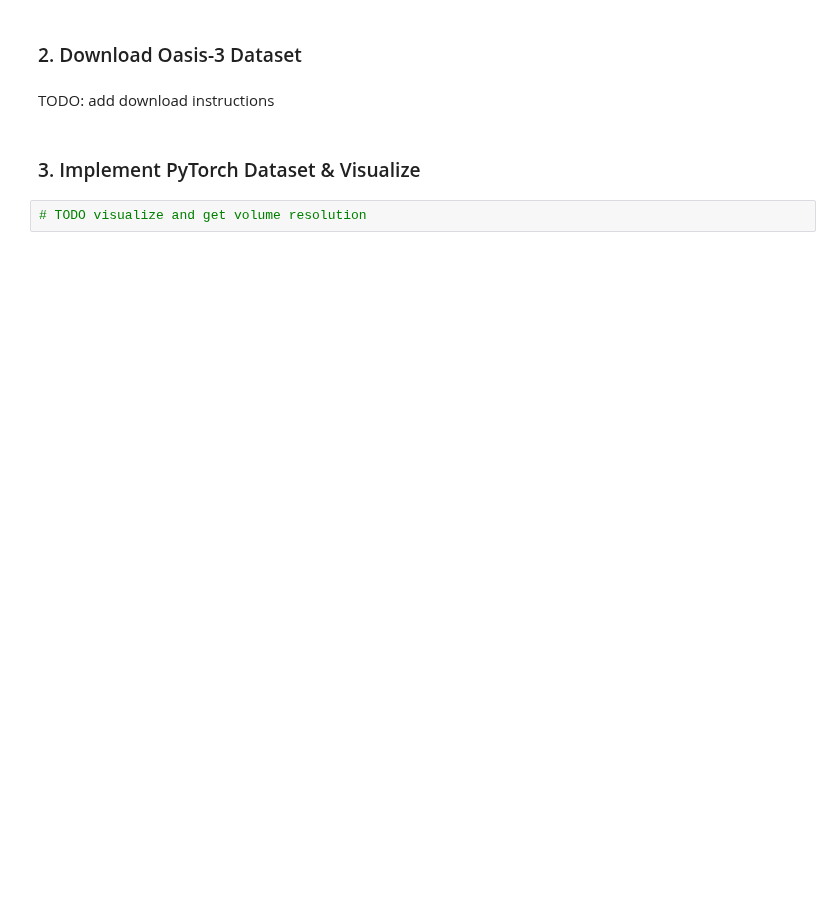
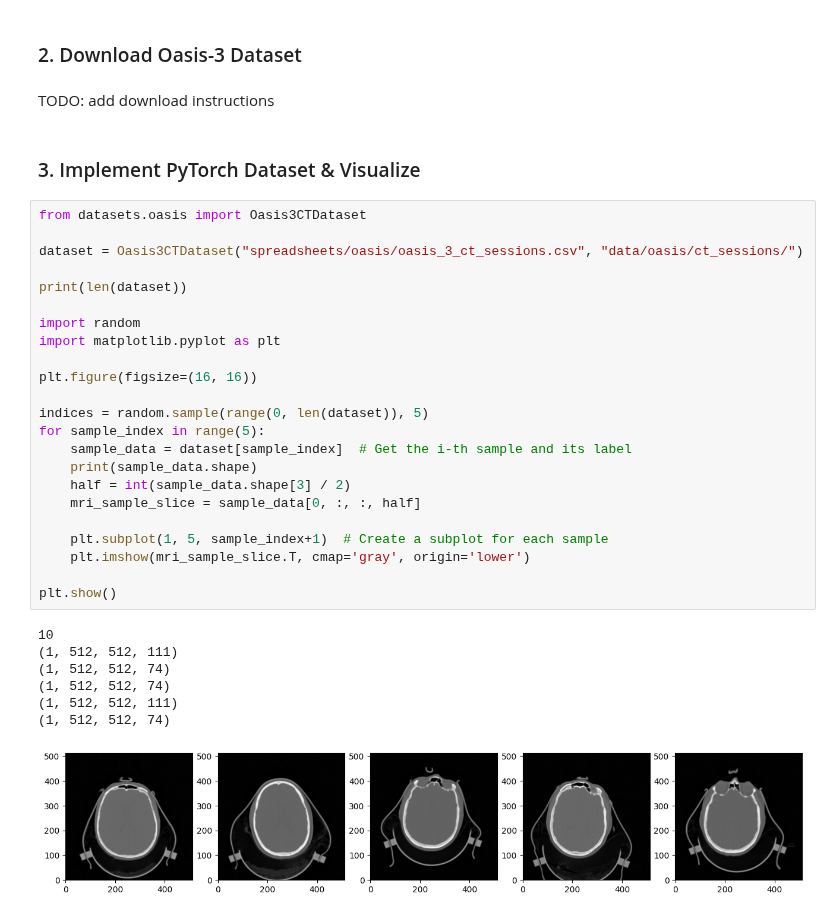
Before and after one commit to KnightTec/mlmi-project, a Jupyter notebook: oasis_3.ipynb, the cells around one changed output. Saved outputs shown, nothing was run; the diff lists cells and outputs as text; blank space fills up the shorter version.

Commit message:
Add oasis-3 datasets

```diff
--- a/oasis_3.ipynb
+++ b/oasis_3.ipynb
@@ -108,5 +111,34 @@ Number of MR ASL scans: 1337
 TODO: add download instructions
 # %% [markdown]
 ### 3. Implement PyTorch Dataset & Visualize
-# %%
-# TODO visualize and get volume resolution
+# %%
+from datasets.oasis import Oasis3CTDataset
+
+dataset = Oasis3CTDataset("spreadsheets/oasis/oasis_3_ct_sessions.csv", "data/oasis/ct_sessions/")
+
+print(len(dataset))
+
+import random
+import matplotlib.pyplot as plt
+
+plt.figure(figsize=(16, 16))
+
+indices = random.sample(range(0, len(dataset)), 5)
+for sample_index in range(5):
+    sample_data = dataset[sample_index]  # Get the i-th sample and its label
+    print(sample_data.shape)
+    half = int(sample_data.shape[3] / 2)
+    mri_sample_slice = sample_data[0, :, :, half]
+
+    plt.subplot(1, 5, sample_index+1)  # Create a subplot for each sample
+    plt.imshow(mri_sample_slice.T, cmap='gray', origin='lower')
+
+plt.show()
+# %% [output]
+10
+(1, 512, 512, 111)
+(1, 512, 512, 74)
+(1, 512, 512, 74)
+(1, 512, 512, 111)
+(1, 512, 512, 74)
+[figure, added]
```
Also changed, not shown: parts of 4 cells of this notebook, 1 other file.
